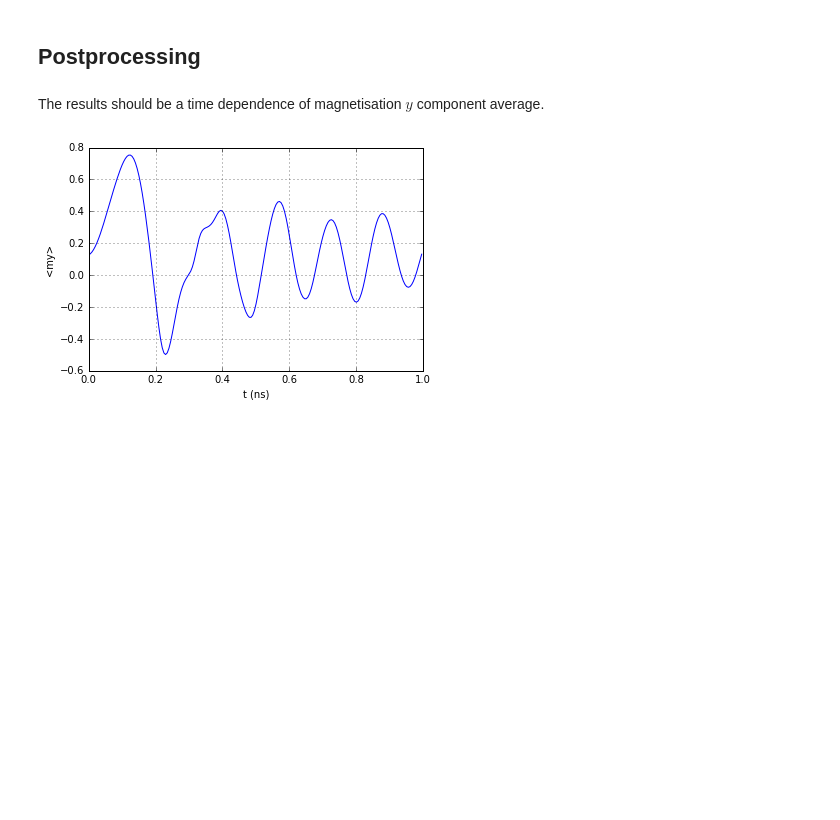
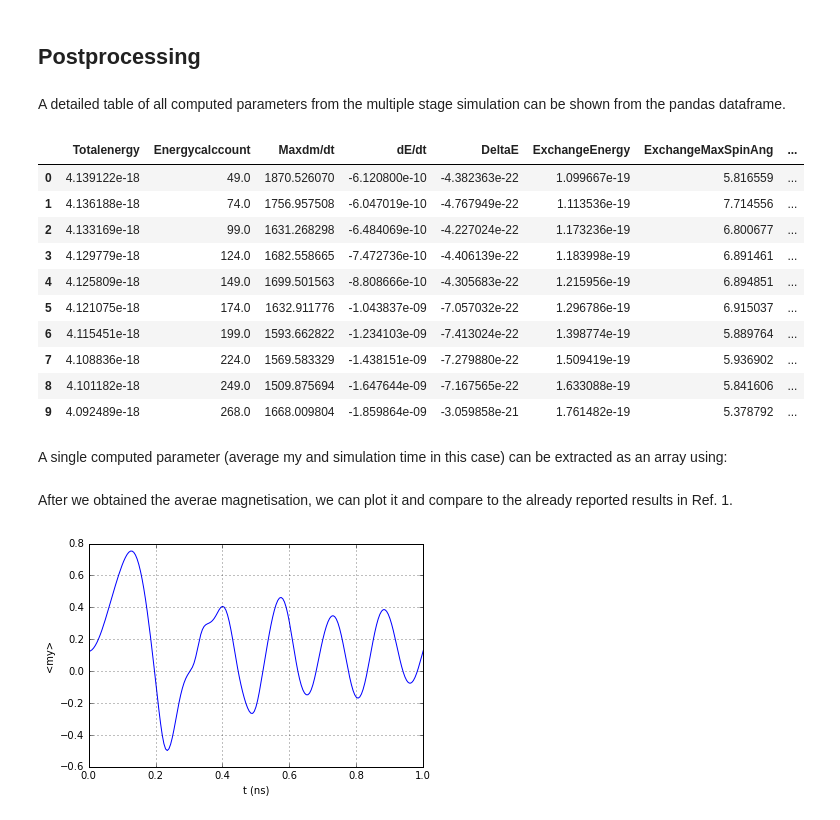
Before and after one commit to fangohr/oommf-python, a Jupyter notebook: new/notebooks/standard_problem4.ipynb, the cells around one changed output. Cells and saved outputs as stored; diff of their text form; code cells hidden in the pictures; blank space fills up the shorter version.

```diff
--- a/new/notebooks/standard_problem4.ipynb
+++ b/new/notebooks/standard_problem4.ipynb
@@ -125,11 +142,27 @@ sim.alpha = 0.02
 # %% [markdown]
 Now, we can run the simulation for $1 \,\text{ns}$ and save the magnetisation field at 500 time steps.
 # %%
-total_time = 1e-9
+T = 1e-9
 stages = 200
 
-sim.run_until(total_time, stages)
+sim.run_until(T, stages)
 # %% [markdown]
 ## Postprocessing
-# %% [markdown]
-The results should be a time dependence of magnetisation $y$ component average.
+# %% [markdown]
+A detailed table of all computed parameters from the multiple stage simulation can be shown from the pandas dataframe.
+# %%
+sim.odt_file.df.head(10)
+# %% [output]
+|  | Totalenergy | Energycalccount | Maxdm/dt | dE/dt | DeltaE | ExchangeEnergy | ExchangeMaxSpinAng | ... |
+| 0 | 4.139122e-18 | 49.0 | 1870.526070 | -6.120800e-10 | -4.382363e-22 | 1.099667e-19 | 5.816559 | ... |
+| 1 | 4.136188e-18 | 74.0 | 1756.957508 | -6.047019e-10 | -4.767949e-22 | 1.113536e-19 | 7.714556 | ... |
+| 2 | 4.133169e-18 | 99.0 | 1631.268298 | -6.484069e-10 | -4.227024e-22 | 1.173236e-19 | 6.800677 | ... |
+| 3 | 4.129779e-18 | 124.0 | 1682.558665 | -7.472736e-10 | -4.406139e-22 | 1.183998e-19 | 6.891461 | ... |
+| 4 | 4.125809e-18 | 149.0 | 1699.501563 | -8.808666e-10 | -4.305683e-22 | 1.215956e-19 | 6.894851 | ... |
+| 5 | 4.121075e-18 | 174.0 | 1632.911776 | -1.043837e-09 | -7.057032e-22 | 1.296786e-19 | 6.915037 | ... |
+| 6 | 4.115451e-18 | 199.0 | 1593.662822 | -1.234103e-09 | -7.413024e-22 | 1.398774e-19 | 5.889764 | ... |
+| 7 | 4.108836e-18 | 224.0 | 1569.583329 | -1.438151e-09 | -7.279880e-22 | 1.509419e-19 | 5.936902 | ... |
+| 8 | 4.101182e-18 | 249.0 | 1509.875694 | -1.647644e-09 | -7.167565e-22 | 1.633088e-19 | 5.841606 | ... |
+| 9 | 4.092489e-18 | 268.0 | 1668.009804 | -1.859864e-09 | -3.059858e-21 | 1.761482e-19 | 5.378792 | ... |
+# %% [markdown]
+A single computed parameter (average my and simulation time in this case) can be extracted as an array using:
@@ -136 +172,3 @@ The results should be a time dependence of magnetisation $y$ component average.
+# %% [markdown]
+After we obtained the averae magnetisation, we can plot it and compare to the already reported results in Ref. 1.
 # %%
```
Also changed, not shown: parts of 13 cells of this notebook.
